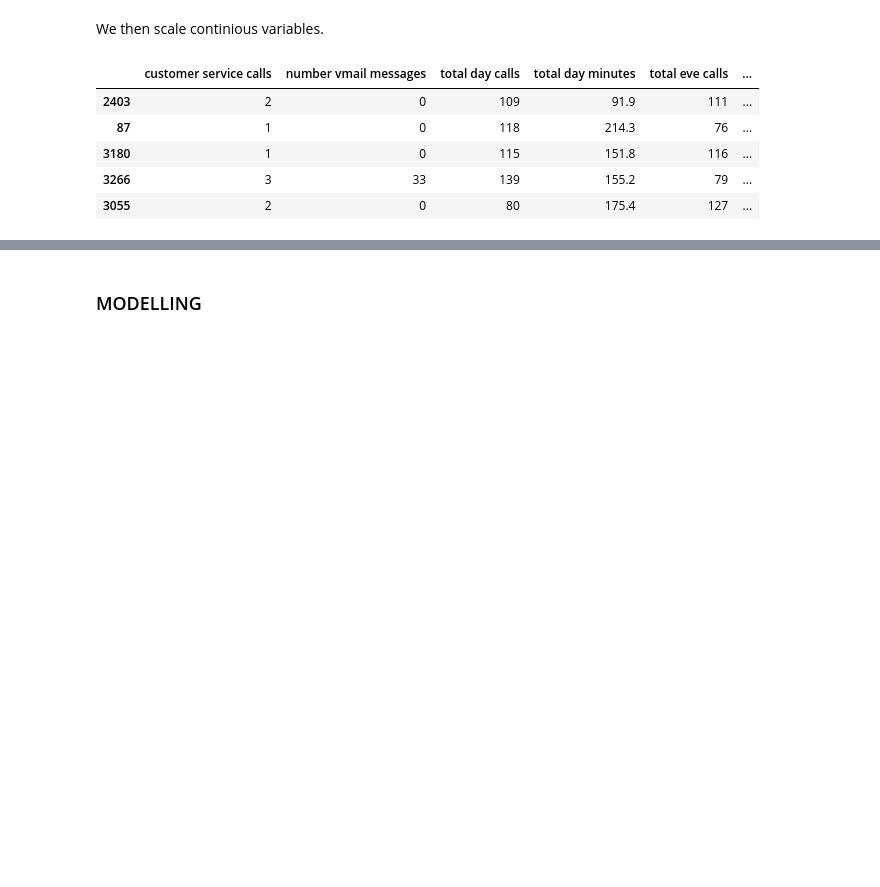
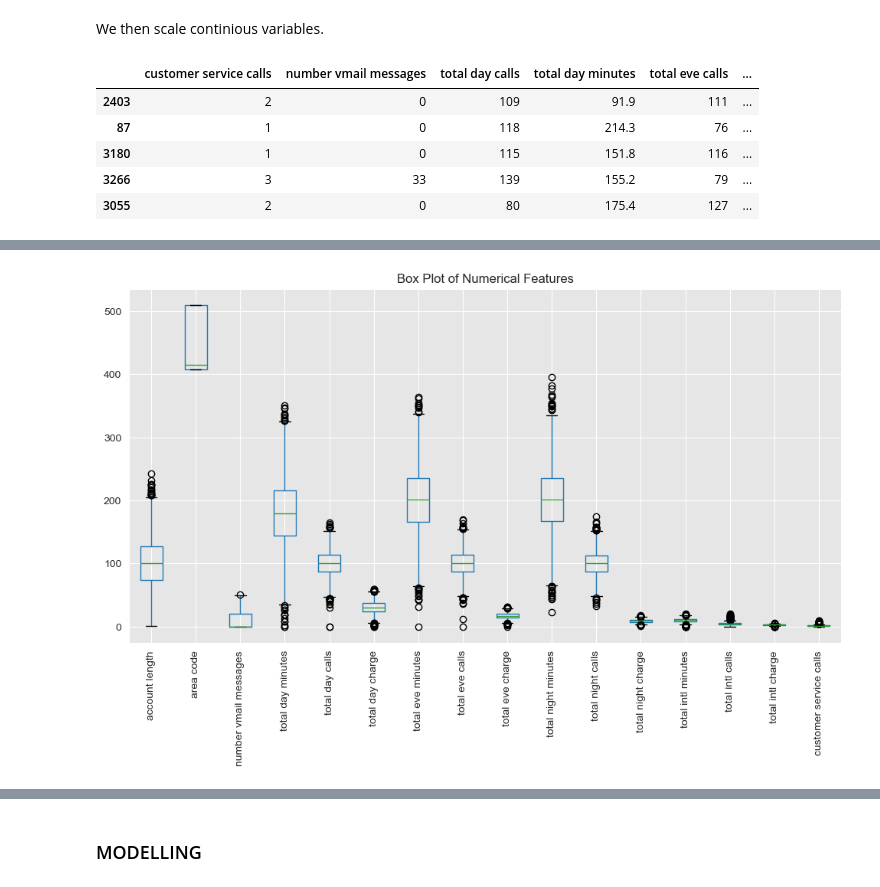
Before and after one commit to marionmacharia/Marion-Phase-3-Project, a Jupyter notebook: index.ipynb, the cells around one changed output, grey strips where cells are left out. Cells and saved outputs as stored; diff of their text form; code cells hidden in the pictures; blank space fills up the shorter version.

```diff
--- a/index.ipynb
+++ b/index.ipynb
@@ -237,3 +278,12 @@ X_train_cont_df.head()
+# %%
+# Box plot for the outliers
+
+X.boxplot(figsize=(12, 6))
+plt.xticks(rotation=90)
+plt.title('Box Plot of Numerical Features')
+plt.show()
+# %% [output]
+[figure, added]
 # %%
 from sklearn.preprocessing import StandardScaler
 
```
Also changed, not shown: parts of 42 cells of this notebook.
